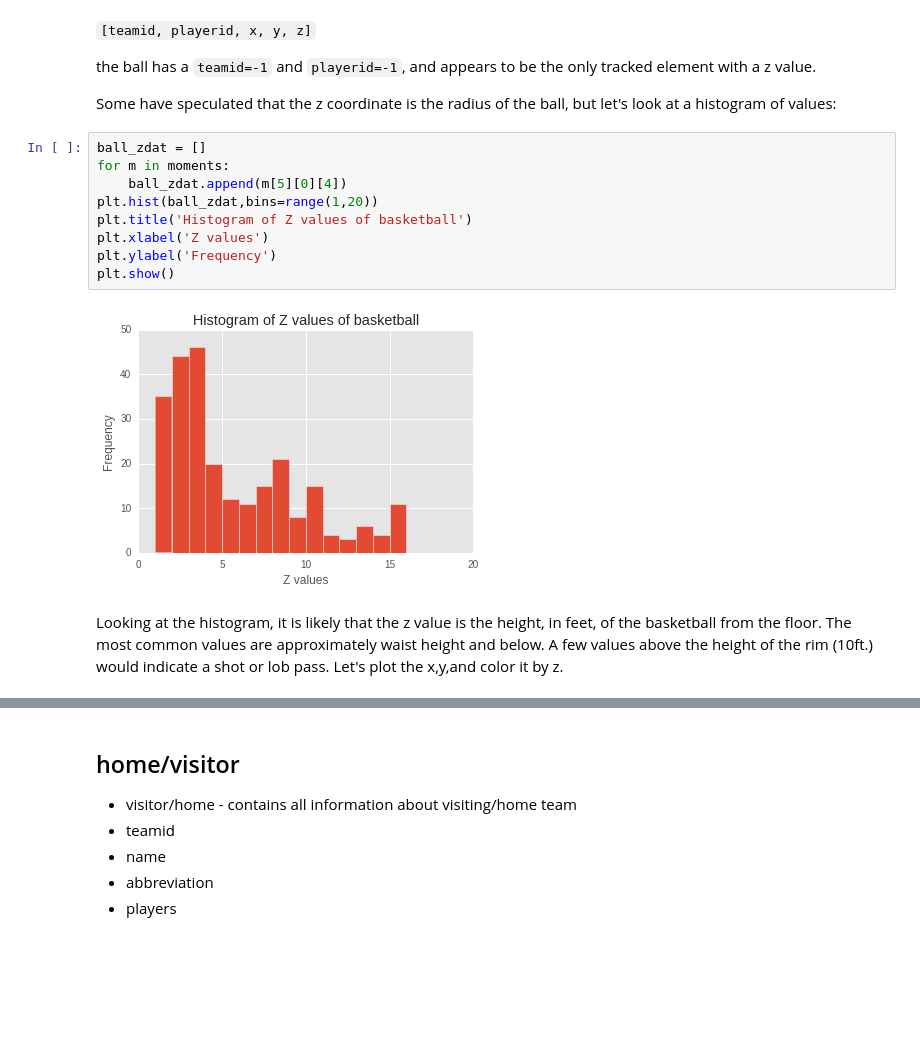
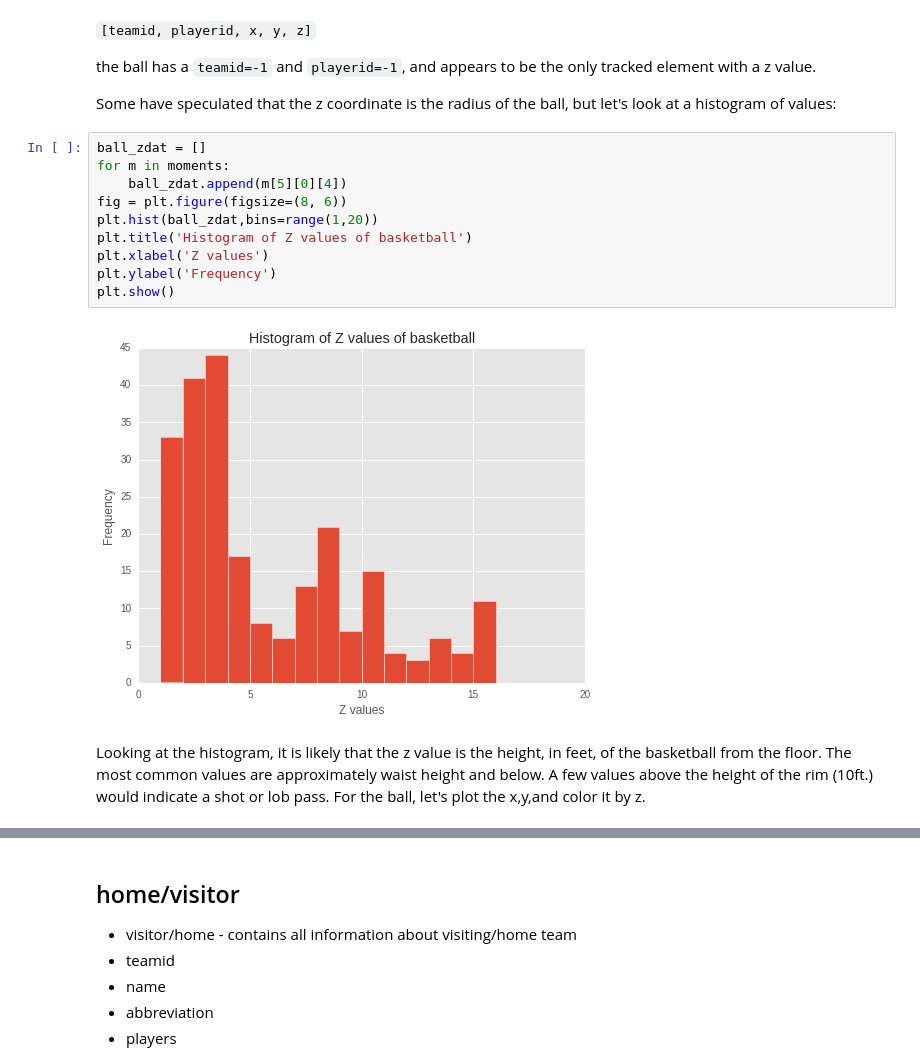
Before and after one commit to btq/nba_stats, a Jupyter notebook: NBA_player_movement_tracking.ipynb, the cells around one changed output, grey strips where cells are left out. Saved outputs shown, nothing was run; the diff lists cells and outputs as text; blank space fills up the shorter version.

Commit message:
Add Z plot and improve court plot

```diff
--- a/NBA_player_movement_tracking.ipynb
+++ b/NBA_player_movement_tracking.ipynb
@@ -141,13 +142,14 @@ Some have speculated that the z coordinate is the radius of the ball, but let's
 # %%
 ball_zdat = []
 for m in moments:
     ball_zdat.append(m[5][0][4])
+fig = plt.figure(figsize=(8, 6))
 plt.hist(ball_zdat,bins=range(1,20))
 plt.title('Histogram of Z values of basketball')
 plt.xlabel('Z values')
 plt.ylabel('Frequency')
 plt.show()
 # %% [output]
-[figure, old version]
+[figure, new version]
 # %% [markdown]
-Looking at the histogram, it is likely that the z value is the height, in feet, of the basketball from the floor. The most common values are approximately waist height and below. A few values above the height of the rim (10ft.) would indicate a shot or lob pass. Let's plot the x,y,and color it by z.
+Looking at the histogram, it is likely that the z value is the height, in feet, of the basketball from the floor. The most common values are approximately waist height and below. A few values above the height of the rim (10ft.) would indicate a shot or lob pass. For the ball, let's plot the x,y,and color it by z.
```
Also changed, not shown: parts of 14 cells of this notebook.
